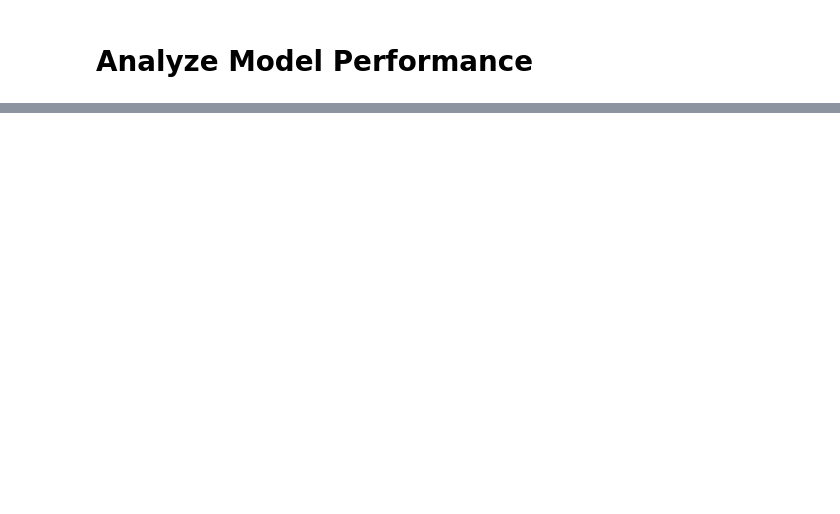
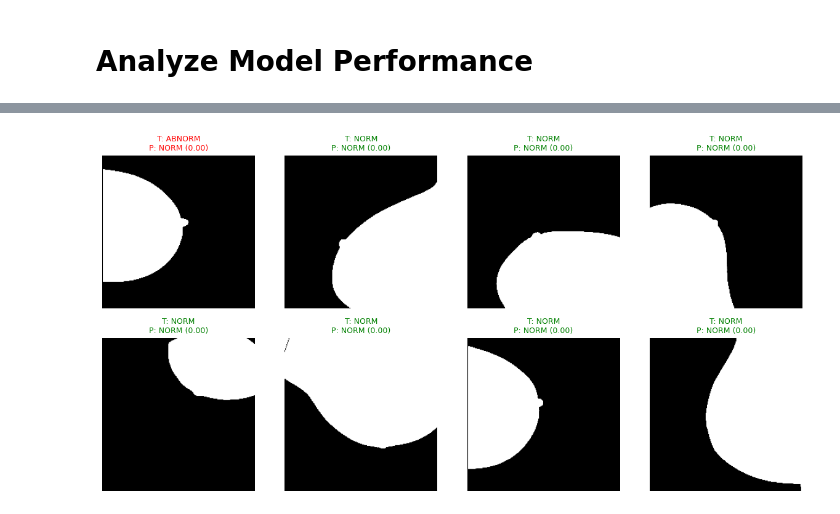
Before and after one commit to sammyWanjohi/mammo_assist, a Jupyter notebook: INBreast-DenseNET201.ipynb, the cells around one changed output, grey strips where cells are left out. Cells and saved outputs as stored; diff of their text form; code cells hidden in the pictures; blank space fills up the shorter version.

```diff
--- a/INBreast-DenseNET201.ipynb
+++ b/INBreast-DenseNET201.ipynb
@@ -318,0 +401,38 @@ np.std(accs_freeze)
+# %%
+import matplotlib.pyplot as plt
+
+def plot_predictions_grid(model, dataset, class_names=['NORM', 'ABNORM'], n_images=16):
+    plt.figure(figsize=(12, 12))
+
+    images_shown = 0
+    for images, labels in dataset.take(1):  # take one batch
+        preds = model.predict(images)
+        probs = preds.flatten()  # raw sigmoid outputs
+        preds = (preds > 0.5).astype(int).flatten()
+
+        for i in range(min(n_images, len(images))):
+            ax = plt.subplot(int(n_images**0.5), int(n_images**0.5), i + 1)
+            plt.imshow(images[i].numpy().astype("uint8"))
+
+            true_label = class_names[labels[i].numpy()]
+            pred_label = class_names[preds[i]]
+            confidence = probs[i]
+
+            # Green if correct, red if wrong
+            color = "green" if true_label == pred_label else "red"
+
+            ax.set_title(
+                f"T: {true_label}\nP: {pred_label} ({confidence:.2f})",
+                color=color, fontsize=9
+            )
+            plt.axis("off")
+
+            images_shown += 1
+            if images_shown >= n_images:
+                break
+    plt.tight_layout()
+    plt.show()
+
+# Example usage
+plot_predictions_grid(model, validation_dataset, n_images=16)
+# %% [output]
@@ -318,0 +440 @@ np.std(accs_freeze)
+[figure, added]
```
Also changed, not shown: parts of 10 cells of this notebook.
